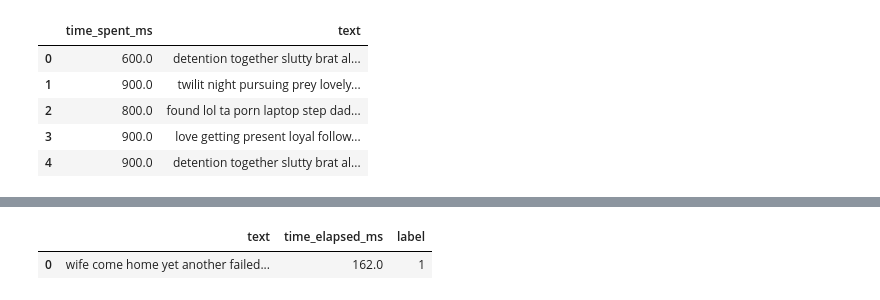
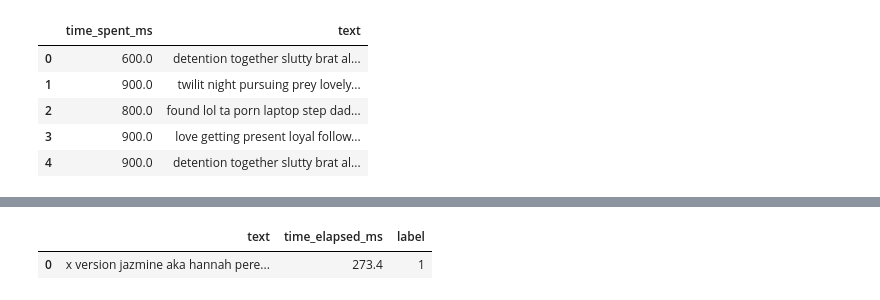
Before and after one commit to adwiza/datascience_skillbox, a Jupyter notebook: BW_project/BW_TRANS-NEW-RESEARCH.ipynb, the cells around one changed output, grey strips where cells are left out. Drawn from its saved outputs; the diff is of its cells as text; code cells hidden in the pictures.

```diff
--- a/BW_project/BW_TRANS-NEW-RESEARCH.ipynb
+++ b/BW_project/BW_TRANS-NEW-RESEARCH.ipynb
@@ -652,5 +649,5 @@ max_len = chunksize
 # tokenizer = Tokenizer(num_words=vocab_size, oov_token=oov_token)
 # tokenizer.fit_on_texts(df_tra['text'])
 
-raw_text = """<p>You and your wife come home from yet another failed date night. You guys pay me every weekend to watch your annoying son. I inform your wife that yall&rsquo;s son has been in his room playing video games all day and that I don&rsquo;t get paid enough to help him with his homework. Your wife goes up to his room to help your son. Once I and you are alone, I tell you how I really want to fuck you, and that I know you want to fuck me too. You secretly text me telling me all the things you want to do to my young little fertile pussy, and you told me that you would love to see my body. I can see you&rsquo;re nervous about cheating on your wife, so I persuade you by undressing in front of you. I show you my wet pussy, and my huge tits and your cock is throbbing because you can&rsquo;t resist me. I begin giving your sloppy head, and eventually, I titty-fuck your cock, both POV style. I tell you that I always get what I want and that I have wanted to fuck you ever since I began working for you. I also tell you that I know your wife doesn&rsquo;t appreciate you paying all the bills and taking care of her, so I want to make up for that. Once I am done titty-fucking your cock, you go to pull out a condom to fuck me. I tell you that we aren&rsquo;t going to use a condom, even though I know I am not on birth control, because I want you to fill up my fertile pussy with your cum. I ride you and you fuck me from the side until you can&rsquo;t help but creampie me.</p>"""
+# raw_text = """<p>You and your wife come home from yet another failed date night. You guys pay me every weekend to watch your annoying son. I inform your wife that yall&rsquo;s son has been in his room playing video games all day and that I don&rsquo;t get paid enough to help him with his homework. Your wife goes up to his room to help your son. Once I and you are alone, I tell you how I really want to fuck you, and that I know you want to fuck me too. You secretly text me telling me all the things you want to do to my young little fertile pussy, and you told me that you would love to see my body. I can see you&rsquo;re nervous about cheating on your wife, so I persuade you by undressing in front of you. I show you my wet pussy, and my huge tits and your cock is throbbing because you can&rsquo;t resist me. I begin giving your sloppy head, and eventually, I titty-fuck your cock, both POV style. I tell you that I always get what I want and that I have wanted to fuck you ever since I began working for you. I also tell you that I know your wife doesn&rsquo;t appreciate you paying all the bills and taking care of her, so I want to make up for that. Once I am done titty-fucking your cock, you go to pull out a condom to fuck me. I tell you that we aren&rsquo;t going to use a condom, even though I know I am not on birth control, because I want you to fill up my fertile pussy with your cum. I ride you and you fuck me from the side until you can&rsquo;t help but creampie me.</p>"""
 # raw_text = """<p>You and your wife come home from yet another failed date night. You guys pay me every weekend to watch your annoying son. I inform your wife that yall&rsquo;s son has been in his room playing video games all day and that I don&rsquo;t get paid enough to help him with his homework. Your wife goes up to his room to help your son. Once I and you are alone, I tell you how I really want to fuck you, and that I know you want to fuck me too. You secretly text me telling me all the things you want to do to my young little fertile pussy, and you told me that you would love to see my body. I can see you&rsquo;re nervous about cheating on your wife, so I persuade you by undressing in front of you. I show you my wet pussy, and my huge tits and your cock is throbbing because you can&rsquo;t resist me. I begin giving your sloppy head, and eventually, I titty-fuck your cock, both POV style. I tell you that I always get what I want and that I have wanted to fuck you ever since I began working for you. I also tell you that I know your wife doesn&rsquo;t appreciate you paying all the bills and taking care of her, so I want to make up for that. Once I am done titty-fucking your cock, you go to pull out a condom to fuck me. I tell you that we aren&rsquo;t going to use a condom, even though I know I am not on birth control, because I want you to fill up my fertile pussy with your cum. I ride you and you fuck me from the side until you can&rsquo;t help but creampie me.</p>"""
@@ -658,4 +655,4 @@ raw_text = """<p>You and your wife come home from yet another failed date night.
-# raw_text = """<br></br>  This is the 640x360     version of  Jazmine aka Hannah Perez back for more clip four  : Limp, naked and played with    <br></br>Hannah has no idea where she is and who the stranger in front of her is. Needless to say, she is confused and tries to find out what happened to her but before she knows what hits her, she feels the guys hand on her throat and... her sexy young body wobbles and she slowly goes down while her eyes roll and flicker to the last second.     <br></br>Enjoy a very hot limp/rest segment. Like I mentioned this clip is all about our sleeepy girl being slowly moved, posed, dropped and other wise manipulated while out. Of course we take our time (and zoom in) while checking  her pussy, ass,  eyes, ears, hands, navel, remove her shoes, feet and so much more. Eye checks of course as well.  <br></br>HAND AND WRIST LIMPING, SEVERAL HAND AND LEG DROPS, FACE, RAGDOLLING, BODY LIMPING, PULLS, HEAD DROP"""
+raw_text = """<br></br>  This is the 640x360     version of  Jazmine aka Hannah Perez back for more clip four  : Limp, naked and played with    <br></br>Hannah has no idea where she is and who the stranger in front of her is. Needless to say, she is confused and tries to find out what happened to her but before she knows what hits her, she feels the guys hand on her throat and... her sexy young body wobbles and she slowly goes down while her eyes roll and flicker to the last second.     <br></br>Enjoy a very hot limp/rest segment. Like I mentioned this clip is all about our sleeepy girl being slowly moved, posed, dropped and other wise manipulated while out. Of course we take our time (and zoom in) while checking  her pussy, ass,  eyes, ears, hands, navel, remove her shoes, feet and so much more. Eye checks of course as well.  <br></br>HAND AND WRIST LIMPING, SEVERAL HAND AND LEG DROPS, FACE, RAGDOLLING, BODY LIMPING, PULLS, HEAD DROP"""
 test_text_preprocessed = [clean_text(raw_text)]
 print(test_text_preprocessed)
 values = []
@@ -696,5 +693,5 @@ df_result
 |  | text | time_elapsed_ms | label |
-| 0 | wife come home yet another failed... | 162.0 | 1 |
+| 0 | x version jazmine aka hannah pere... | 273.4 | 1 |
 # %%
 # def decode(sequence):
 #     return " ".join([rvi.get(idx, "?") for idx in sequence])
```
Also changed, not shown: parts of 16 cells of this notebook, 9 other files.
